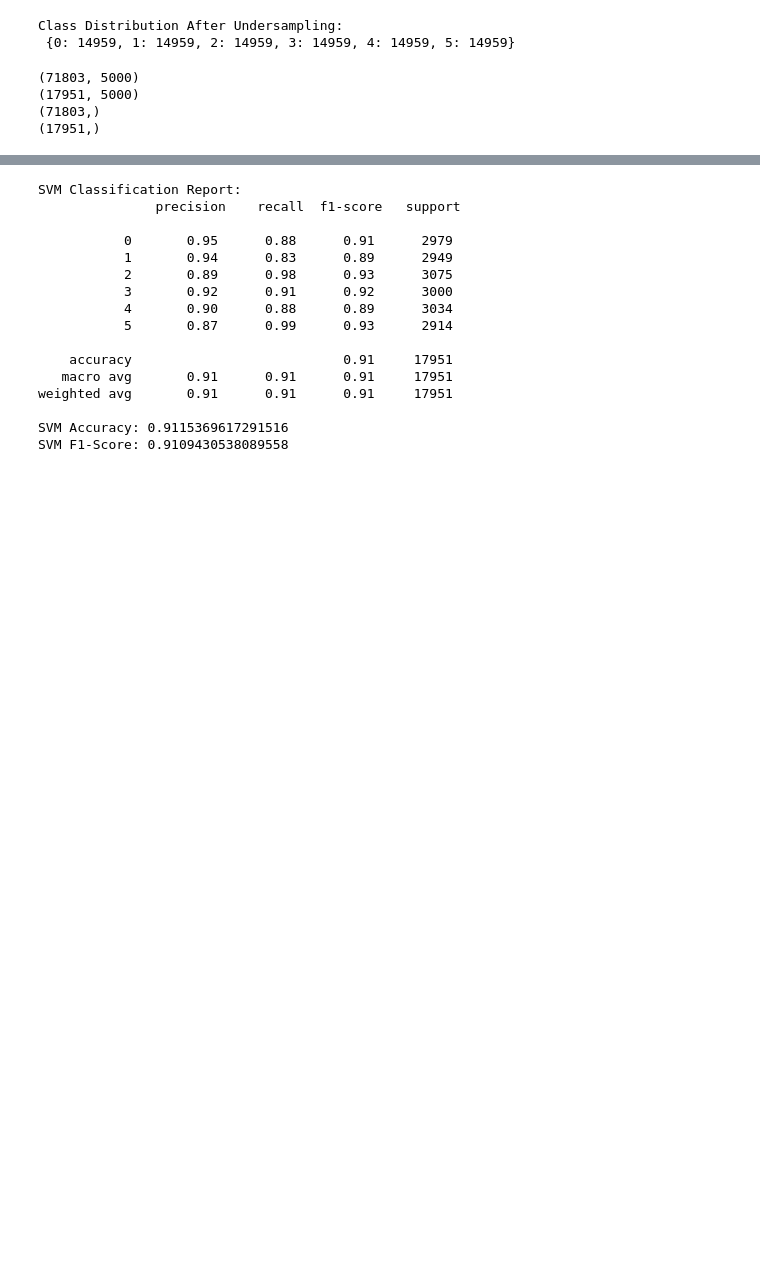
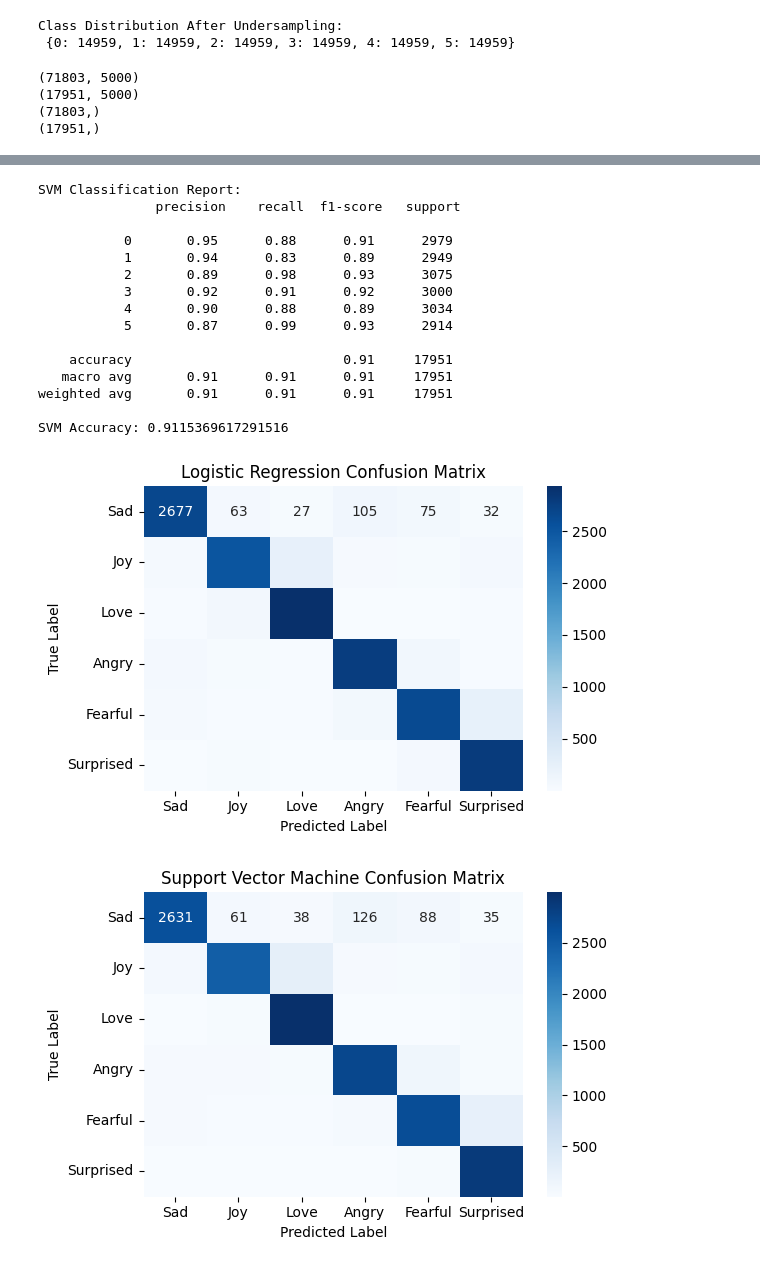
Before and after one commit to yjia28tan/MachineLearningCW, a Jupyter notebook: Classification/Emotion_Classification.ipynb, the cells around one changed output, grey strips where cells are left out. Cells and saved outputs as stored; diff of their text form; code cells hidden in the pictures; blank space fills up the shorter version.

```diff
--- a/Classification/Emotion_Classification.ipynb
+++ b/Classification/Emotion_Classification.ipynb
@@ -164,10 +161,6 @@ svm_model.fit(X_train, y_train)
 y_pred_svm = svm_model.predict(X_test)
 print("\nSVM Classification Report:\n", classification_report(y_test, y_pred_svm))
 print("SVM Accuracy:", accuracy_score(y_test, y_pred_svm))
-
-# Print F1-Score
-f1_svm = f1_score(y_test, y_pred_svm, average='weighted')  # Using 'weighted' to account for imbalanced classes
-print("SVM F1-Score:", f1_svm)
 # %% [output]
 SVM Classification Report:
                precision    recall  f1-score   support
@@ -184,7 +177,33 @@ SVM Classification Report:
 weighted avg       0.91      0.91      0.91     17951
 
 SVM Accuracy: 0.9115369617291516
-SVM F1-Score: 0.9109430538089558
+# %%
+import matplotlib.pyplot as plt
+import seaborn as sns
+from sklearn.metrics import confusion_matrix
+
+# Function to plot confusion matrix
+def plot_confusion_matrix(y_true, y_pred, model_name):
+    # Create confusion matrix
+    cm = confusion_matrix(y_true, y_pred)
+
+    # Plot confusion matrix
+    plt.figure(figsize=(6,4))
+    sns.heatmap(cm, annot=True, fmt='d', cmap='Blues',
+                xticklabels=list(class_labels.values()),
+                yticklabels=list(class_labels.values()))
+    plt.title(f'{model_name} Confusion Matrix')
+    plt.xlabel('Predicted Label')
+    plt.ylabel('True Label')
+    plt.tight_layout()
+    plt.show()
+
+# Plot confusion matrices
+plot_confusion_matrix(y_test, y_pred_lr, 'Logistic Regression')
+plot_confusion_matrix(y_test, y_pred_svm, 'Support Vector Machine')
+# %% [output]
+[figure, added]
+[figure, added]
 # %%
 # Test with my data
 # %%
```
Also changed, not shown: parts of 3 cells of this notebook.
